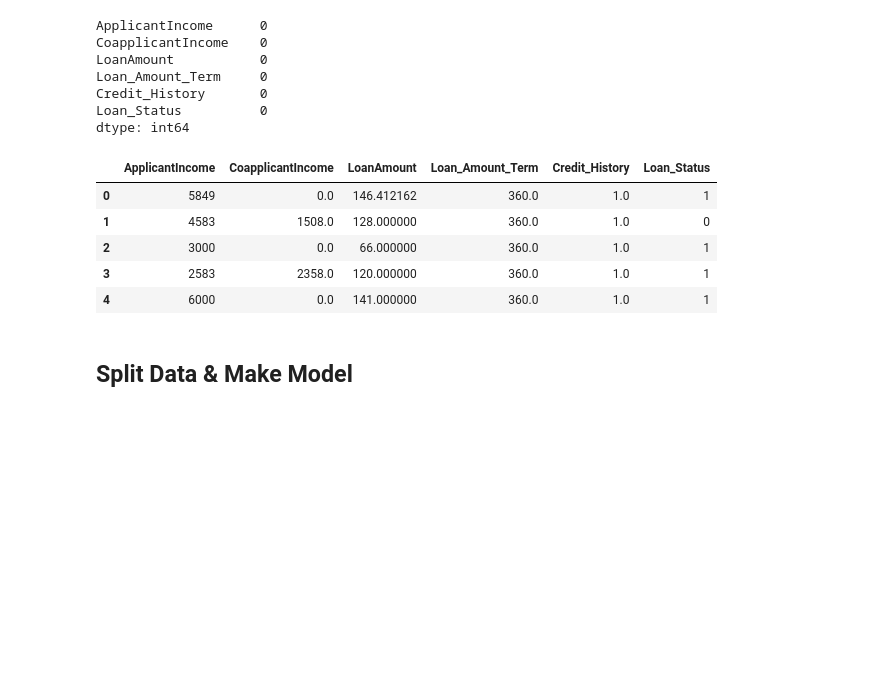
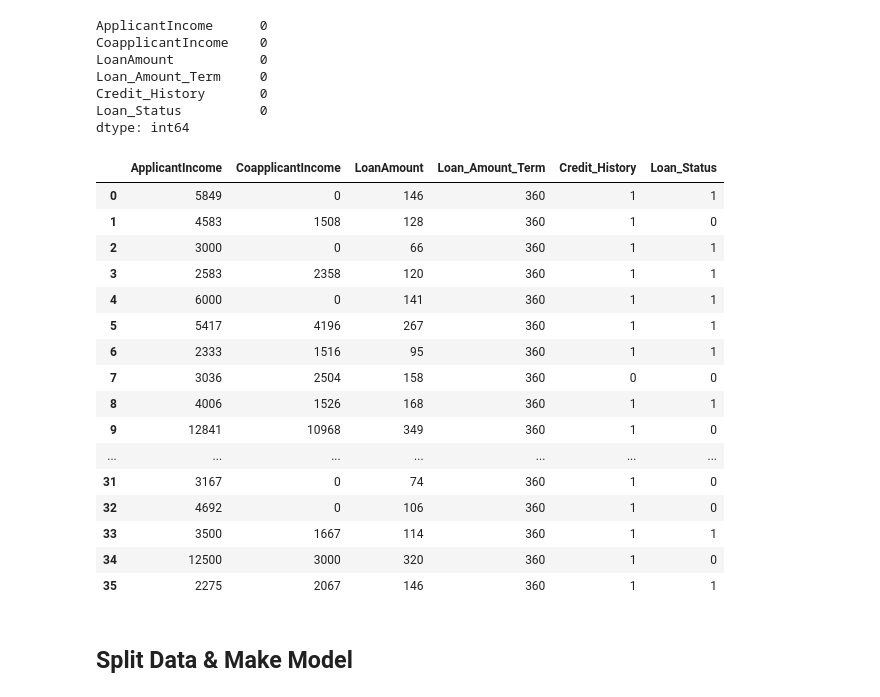
Before and after one commit to MaulidyaAyu/AI-TugasAkhir, a Jupyter notebook: loanPrediction_greedSearch.ipynb, the cells around one changed output. Drawn from its saved outputs; the diff is of its cells as text; code cells hidden in the pictures; blank space fills up the shorter version.

```diff
--- a/loanPrediction_greedSearch.ipynb
+++ b/loanPrediction_greedSearch.ipynb
@@ -125,13 +134,27 @@ Loan_Amount_Term     0
 Credit_History       0
 Loan_Status          0
 dtype: int64
-# %%
-data_selected.head()
-# %% [output]
-|  | ApplicantIncome | CoapplicantIncome | LoanAmount | Loan_Amount_Term | Credit_History | Loan_Status |
-| 0 | 5849 | 0.0 | 146.412162 | 360.0 | 1.0 | 1 |
-| 1 | 4583 | 1508.0 | 128.000000 | 360.0 | 1.0 | 0 |
-| 2 | 3000 | 0.0 | 66.000000 | 360.0 | 1.0 | 1 |
-| 3 | 2583 | 2358.0 | 120.000000 | 360.0 | 1.0 | 1 |
-| 4 | 6000 | 0.0 | 141.000000 | 360.0 | 1.0 | 1 |
+# %%
+# Mengonversi kolom-kolom tertentu ke tipe data integer
+columns_to_convert = ['CoapplicantIncome', 'LoanAmount', 'Loan_Amount_Term', 'Credit_History']
+data_selected[columns_to_convert] = data_selected[columns_to_convert].astype(int)
+data_selected.head(36)
+# %% [output]
+|  | ApplicantIncome | CoapplicantIncome | LoanAmount | Loan_Amount_Term | Credit_History | Loan_Status |
+| 0 | 5849 | 0 | 146 | 360 | 1 | 1 |
+| 1 | 4583 | 1508 | 128 | 360 | 1 | 0 |
+| 2 | 3000 | 0 | 66 | 360 | 1 | 1 |
+| 3 | 2583 | 2358 | 120 | 360 | 1 | 1 |
+| 4 | 6000 | 0 | 141 | 360 | 1 | 1 |
+| 5 | 5417 | 4196 | 267 | 360 | 1 | 1 |
+| 6 | 2333 | 1516 | 95 | 360 | 1 | 1 |
+| 7 | 3036 | 2504 | 158 | 360 | 0 | 0 |
+| 8 | 4006 | 1526 | 168 | 360 | 1 | 1 |
+| 9 | 12841 | 10968 | 349 | 360 | 1 | 0 |
+| ... | ... | ... | ... | ... | ... | ... |
+| 31 | 3167 | 0 | 74 | 360 | 1 | 0 |
+| 32 | 4692 | 0 | 106 | 360 | 1 | 0 |
+| 33 | 3500 | 1667 | 114 | 360 | 1 | 1 |
+| 34 | 12500 | 3000 | 320 | 360 | 1 | 0 |
+| 35 | 2275 | 2067 | 146 | 360 | 1 | 1 |
 # %%
```
Also changed, not shown: parts of 11 cells of this notebook, 4 other files.
